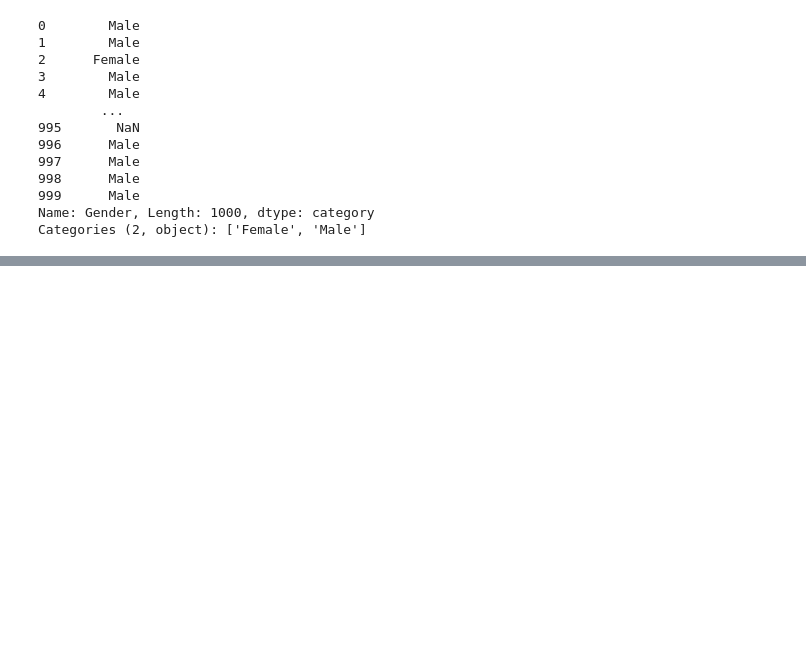
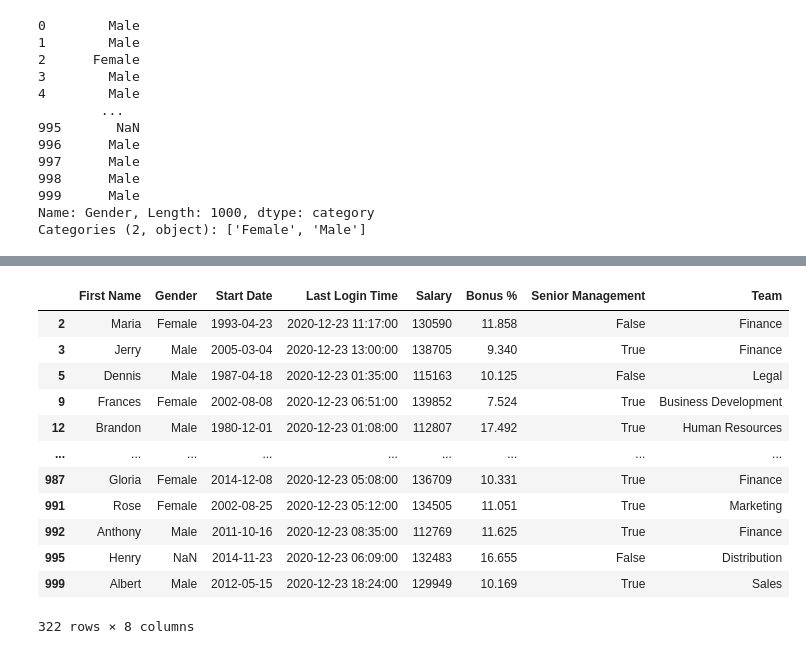
Before and after one commit to matt-c-knight/Udemy-data_analysis_pandas, a Jupyter notebook: DataFrames2.ipynb, the cells around one changed output, grey strips where cells are left out. Cells and saved outputs as stored; diff of their text form; code cells hidden in the pictures; blank space fills up the shorter version.

```diff
--- a/DataFrames2.ipynb
+++ b/DataFrames2.ipynb
@@ -148,0 +181,16 @@ Categories (2, object): ['Female', 'Male']
+# %%
+df[df.Salary > 110_000]
+# %% [output]
+|  | First Name | Gender | Start Date | Last Login Time | Salary | Bonus % | Senior Management | Team |
+| 2 | Maria | Female | 1993-04-23 | 2020-12-23 11:17:00 | 130590 | 11.858 | False | Finance |
+| 3 | Jerry | Male | 2005-03-04 | 2020-12-23 13:00:00 | 138705 | 9.340 | True | Finance |
+| 5 | Dennis | Male | 1987-04-18 | 2020-12-23 01:35:00 | 115163 | 10.125 | False | Legal |
+| 9 | Frances | Female | 2002-08-08 | 2020-12-23 06:51:00 | 139852 | 7.524 | True | Business Development |
+| 12 | Brandon | Male | 1980-12-01 | 2020-12-23 01:08:00 | 112807 | 17.492 | True | Human Resources |
+| ... | ... | ... | ... | ... | ... | ... | ... | ... |
+| 987 | Gloria | Female | 2014-12-08 | 2020-12-23 05:08:00 | 136709 | 10.331 | True | Finance |
+| 991 | Rose | Female | 2002-08-25 | 2020-12-23 05:12:00 | 134505 | 11.051 | True | Marketing |
+| 992 | Anthony | Male | 2011-10-16 | 2020-12-23 08:35:00 | 112769 | 11.625 | True | Finance |
+| 995 | Henry | NaN | 2014-11-23 | 2020-12-23 06:09:00 | 132483 | 16.655 | False | Distribution |
+| 999 | Albert | Male | 2012-05-15 | 2020-12-23 18:24:00 | 129949 | 10.169 | True | Sales |
+322 rows × 8 columns
```
Also changed, not shown: parts of 8 cells of this notebook.
